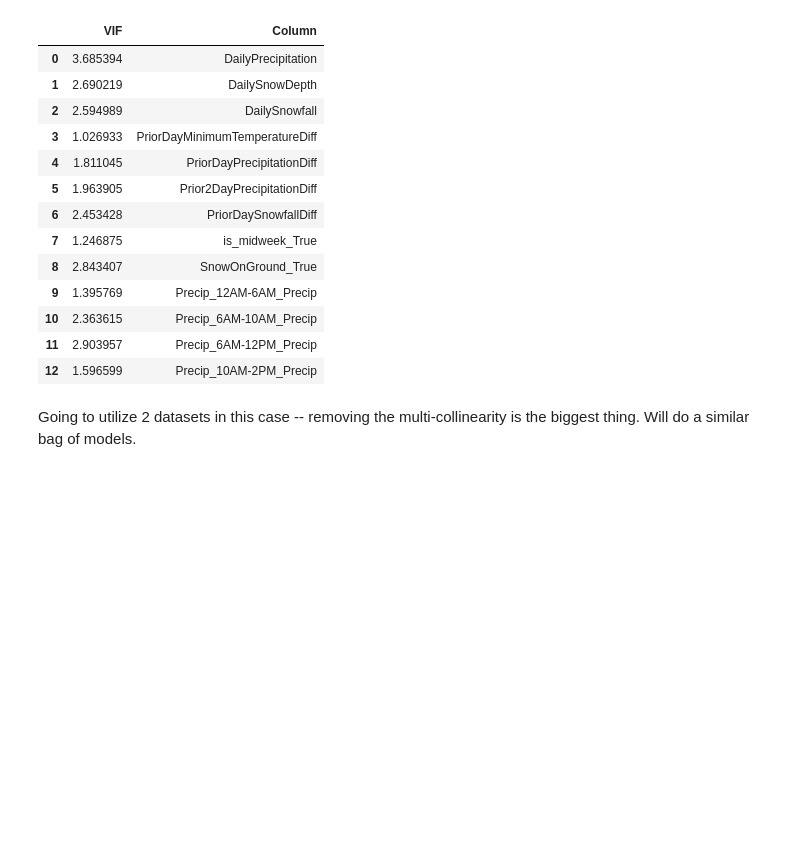
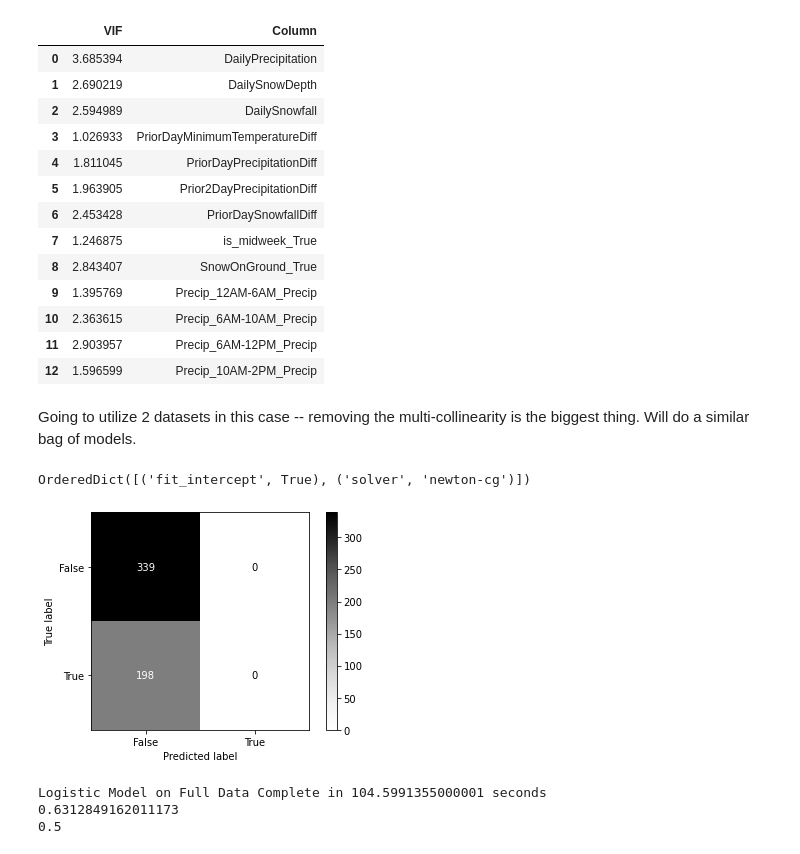
Before and after one commit to WEBEM5369/DS785-Capstone, a Jupyter notebook: RQ 1 - Weather Effects On Delivery Date.ipynb, the cells around one changed output. Drawn from its saved outputs; the diff is of its cells as text; code cells hidden in the pictures; blank space fills up the shorter version.

```diff
--- a/RQ 1 - Weather Effects On Delivery Date.ipynb
+++ b/RQ 1 - Weather Effects On Delivery Date.ipynb
@@ -843,5 +757,18 @@ def run_RDA_classification(X,Y,graph=False):
         plt.show()
 
     return(pred_score.mean())
+# %%
+start = timer()
+log_accuracy_full,log_auc_full = run_logistic(xl_full,yl,graph=True)
+end = timer()
+print(f'Logistic Model on Full Data Complete in {end-start} seconds')
+print(log_accuracy_full)
+print(log_auc_full)
+# %% [output]
+OrderedDict([('fit_intercept', True), ('solver', 'newton-cg')])
+[figure, added]
+Logistic Model on Full Data Complete in 104.5991355000001 seconds
+0.6312849162011173
+0.5
 # %%
 start = timer()
```
Also changed, not shown: parts of 16 cells of this notebook, 5 other files.
